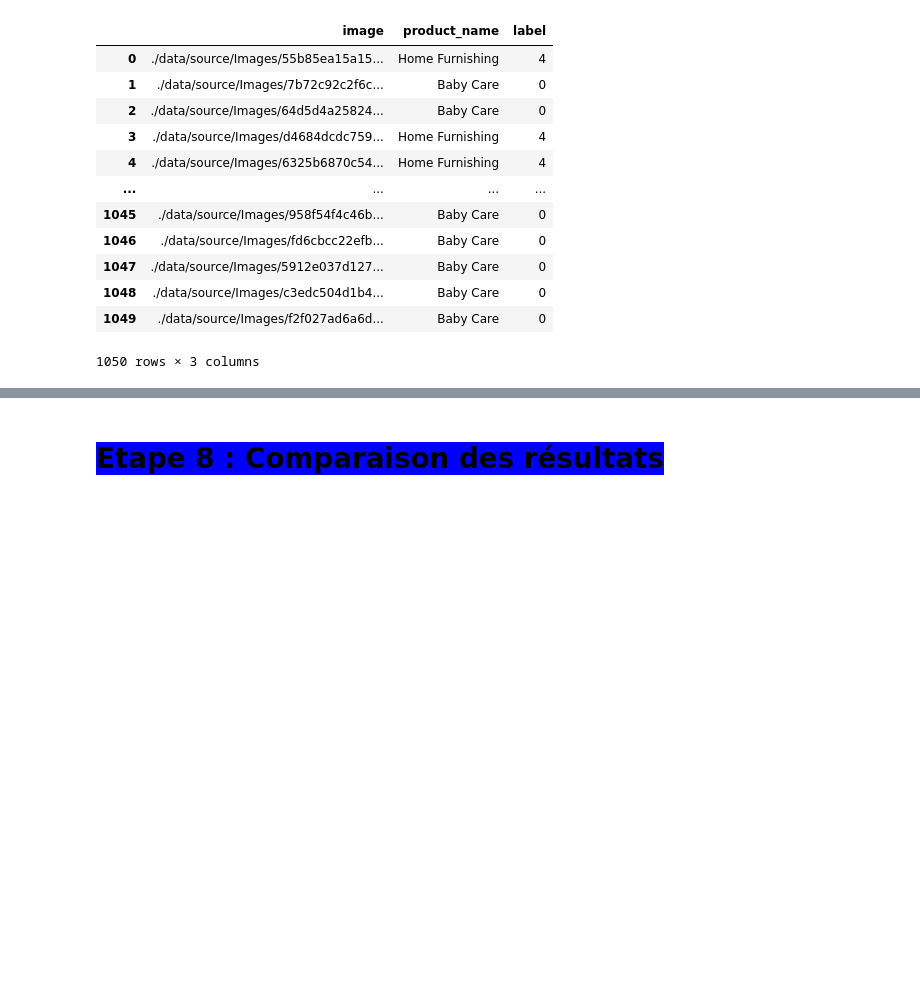
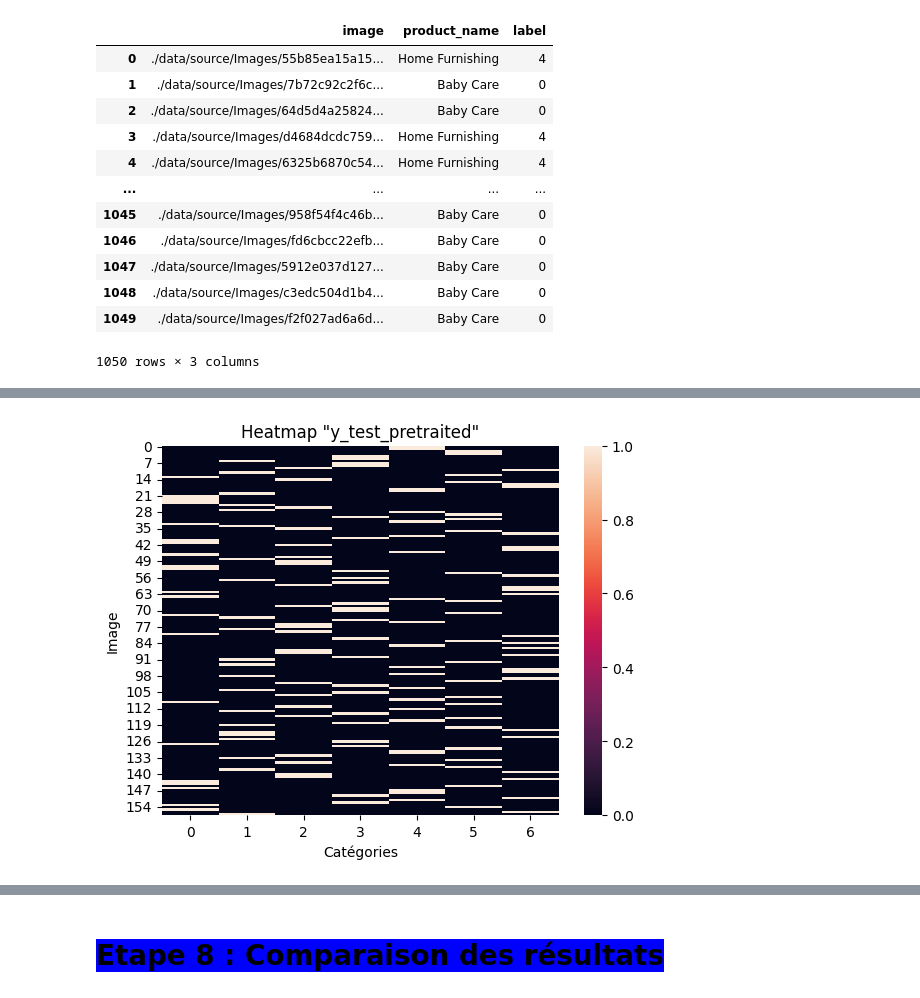
Before and after one commit to pierrickBERTHE/PB6-Classification_automatique_de_produits, a Jupyter notebook: berthe_pierrick_3_notebook_classification_122023.ipynb, the cells around one changed output, grey strips where cells are left out. Drawn from its saved outputs; the diff is of its cells as text; code cells hidden in the pictures; blank space fills up the shorter version.

```diff
--- a/berthe_pierrick_3_notebook_classification_122023.ipynb
+++ b/berthe_pierrick_3_notebook_classification_122023.ipynb
@@ -885,0 +906,4 @@ Categorie prédite :  [0 0 0 0 0 0 0 0 0 0 0 0 0 0 0 0 0 0 0 0 0 0 0 0 0 0 0 0 0
+# %%
+affiche_heatmap(y_test_pretraited, "y_test_pretraited")
+# %% [output]
+[figure, added]
```
Also changed, not shown: parts of 191 cells of this notebook.
